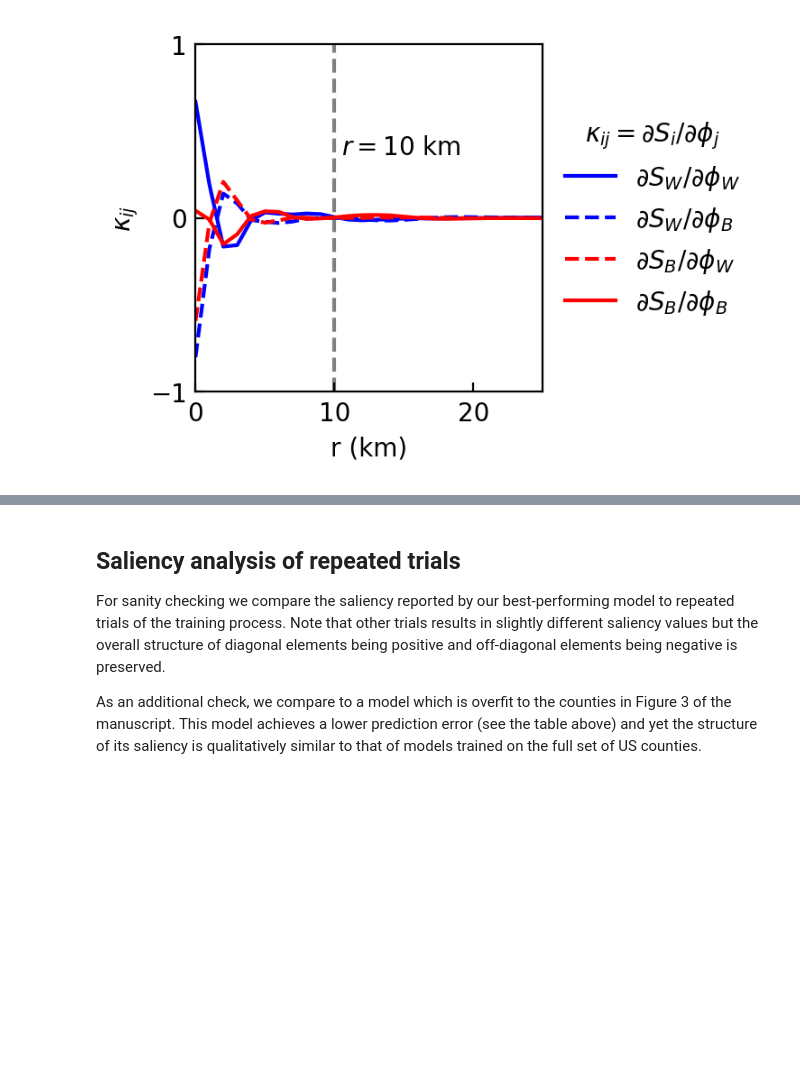
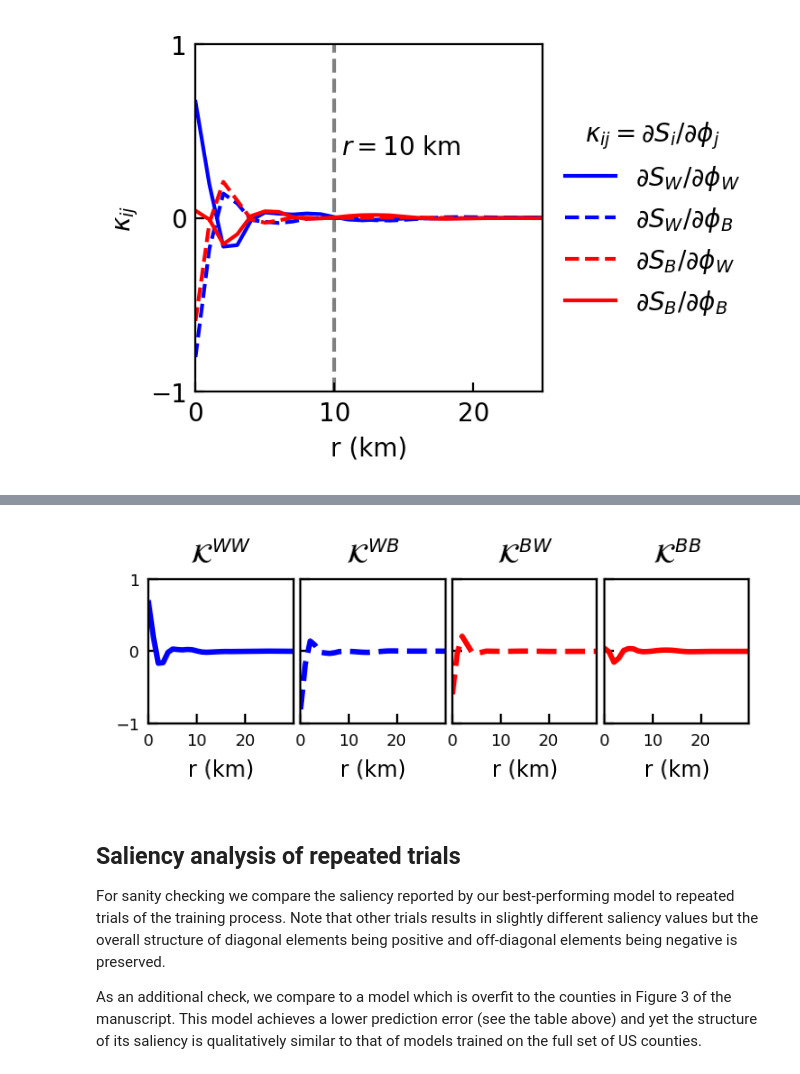
Before and after one commit to jcolen/sociohydro, a Jupyter notebook: census_gridded/CensusSaliency.ipynb, the cells around one changed output, grey strips where cells are left out. Saved outputs shown, nothing was run; the diff lists cells and outputs as text; code cells hidden in the pictures; blank space fills up the shorter version.

Commit message:
Added a new saliency plot

```diff
--- a/census_gridded/CensusSaliency.ipynb
+++ b/census_gridded/CensusSaliency.ipynb
@@ -146,3 +146,87 @@ Texas_Harris
 170.5 169.0
 <matplotlib.legend.Legend at 0x...>
 [figure]
+# %%
+from scipy.interpolate import RectBivariateSpline
+
+G_s, X_s, Y_s = [], [], []
+
+model = 'CensusForecasting_3060833_all_counties' # Best performing model trained on all counties
+
+with h5py.File(f'models/{model}_aggregated_saliency.hdf5', 'r') as h5f:
+    print(h5f.keys())
+    for county in h5f.keys():
+        print(county)
+        cs = h5f[county]
+        try:
+            G_s.append(cs['G_S_sum'][()])
+            X_s.append(cs['X'] - np.mean(cs['X'])) # Center the coordinates
+            Y_s.append(cs['Y'] - np.mean(cs['Y'])) # Center the coordinates
+        except:
+            continue
+
+        print(G_s[-1].shape, X_s[-1].shape, Y_s[-1].shape)
+
+def get_Gr(G_s, idx, x, y):
+    Gr = np.zeros([y.shape[0], x.shape[0]])
+    for j in range(len(G_s)):
+        Gsj = G_s[j][idx//2, idx%2]
+        xj = X_s[j]
+        yj = Y_s[j]
+        Gr += RectBivariateSpline(xj[0,:], yj[:,0], Gsj.T)(x, y)
+
+    Gr = Gr / (len(G_s)*40) #Take the mean
+    Gr = Gr / np.abs(Gr).max() #Normalize by the maximum absolute value
+
+    rgrid = np.linalg.norm(np.stack(np.meshgrid(x, y)), axis=0)
+    r = np.arange(0, np.max(rgrid) / np.sqrt(2), 1)
+
+    #Compute radial average
+    gr = np.zeros(len(r))
+    for j in range(len(r)):
+        gr[j] = np.mean(Gr[np.abs(rgrid - r[j]) <= 1.])
+
+    return r, gr
+
+
+xmax = np.max(np.max([np.max(Xi) for Xi in X_s]))
+ymax = np.max([np.max(Yi) for Yi in Y_s])
+
+print(np.round(xmax, 2), np.round(ymax, 2))
+x = np.linspace(-xmax, xmax, 400)
+y = np.linspace(-ymax, ymax, 400)
+
+fig, ax = plt.subplots(1, 4, figsize=(4, 1), dpi=200,
+                       sharey='row', sharex='row')
+
+colors = ['Blue', 'Blue', 'Red', 'Red']
+linestyles = ['-', '--', '--', '-']
+labels = [
+    r'$\mathcal{K}^{WW}$',
+    r'$\mathcal{K}^{WB}$',
+    r'$\mathcal{K}^{BW}$',
+    r'$\mathcal{K}^{BB}$',
+]
+
+plt.rcParams['xtick.labelsize'] = 6
+plt.rcParams['ytick.labelsize'] = 6
+plt.rcParams['axes.labelsize'] = 8
+plt.rcParams['axes.titlesize'] = 10
+
+for i in range(4):
+    r, gr = get_Gr(G_s, i, x, y)
+    ax[i].plot(r, gr, color=colors[i], linestyle=linestyles[i], label=labels[i], linewidth=2)
+    ax[i].set_xlabel('r (km)')
+
+    ax[i].set(
+        xlim=[0, 30],
+        ylim=[-1, 1],
+        xticks=[0, 10, 20],
+        yticks=[-1, 0, 1]
+    )
+    ax[i].set_aspect(np.ptp(ax[i].get_xlim()) / np.ptp(ax[i].get_ylim()))
+    ax[i].tick_params(which='both', direction='in')
+    ax[i].set_title(labels[i])
+
+fig.subplots_adjust(wspace=0.05)
+# %% [output]
@@ -149,3 +243,4 @@ Texas_Harris
+[figure, added]
 # %% [markdown]
 ## Saliency analysis of repeated trials
 
```
Also changed, not shown: parts of 1 cell of this notebook, 18 other files.
